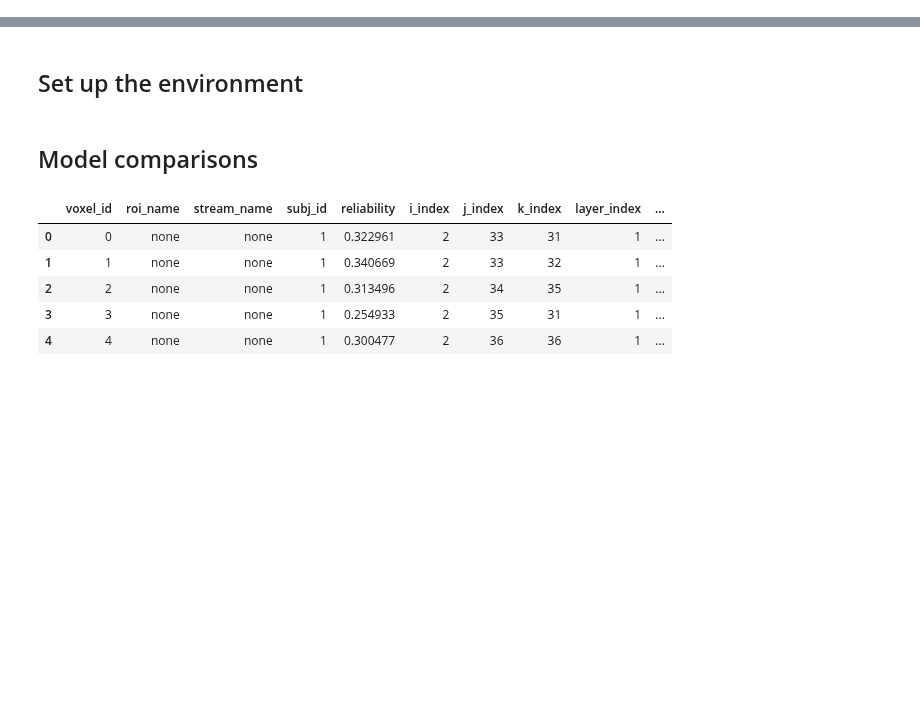
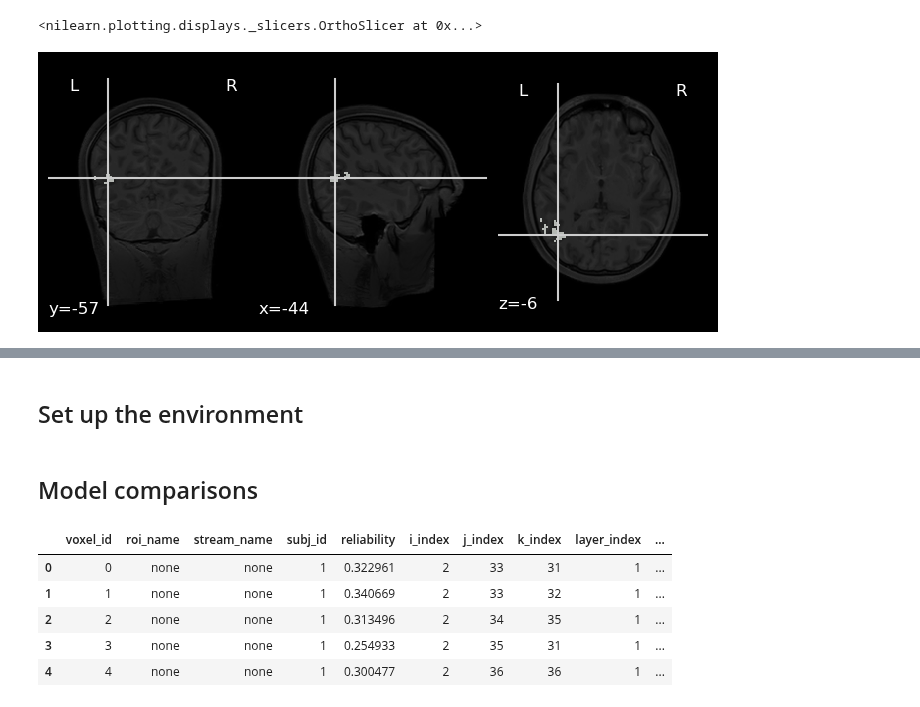
Before and after one commit to Isik-lab/SIfMRI_modeling, a Jupyter notebook: notebooks/modeling_exploration.ipynb, the cells around one changed output, grey strips where cells are left out. Drawn from its saved outputs; the diff is of its cells as text; code cells hidden in the pictures; blank space fills up the shorter version.

```diff
--- a/notebooks/modeling_exploration.ipynb
+++ b/notebooks/modeling_exploration.ipynb
@@ -0,0 +6,7 @@
+# %%
+def load_file(file_pattern, numpy=True):
+    file = glob(file_pattern)[0]
+    if numpy:
+        return nib.load(file).get_fdata().astype('bool')
+    else:
+        return nib.load(file)
@@ -0,0 +22,5 @@
+# %%
+plotting.plot_roi(img1, anat, cmap='Greens', cut_coords=(-44, -57, -6))
+# %% [output]
+<nilearn.plotting.displays._slicers.OrthoSlicer at 0x...>
+[figure, added]
```
Also changed, not shown: parts of 14 cells of this notebook, 2 other files.
